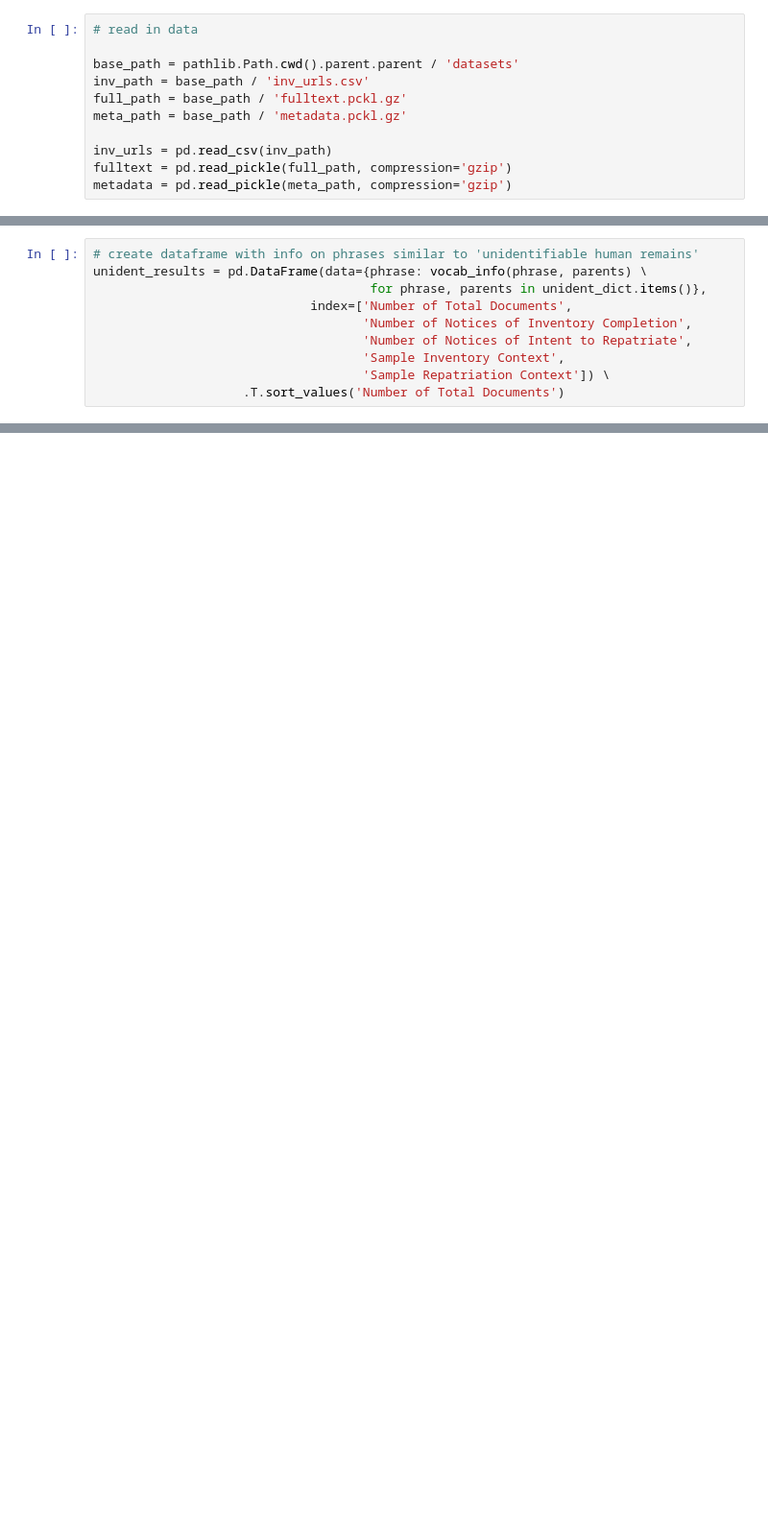
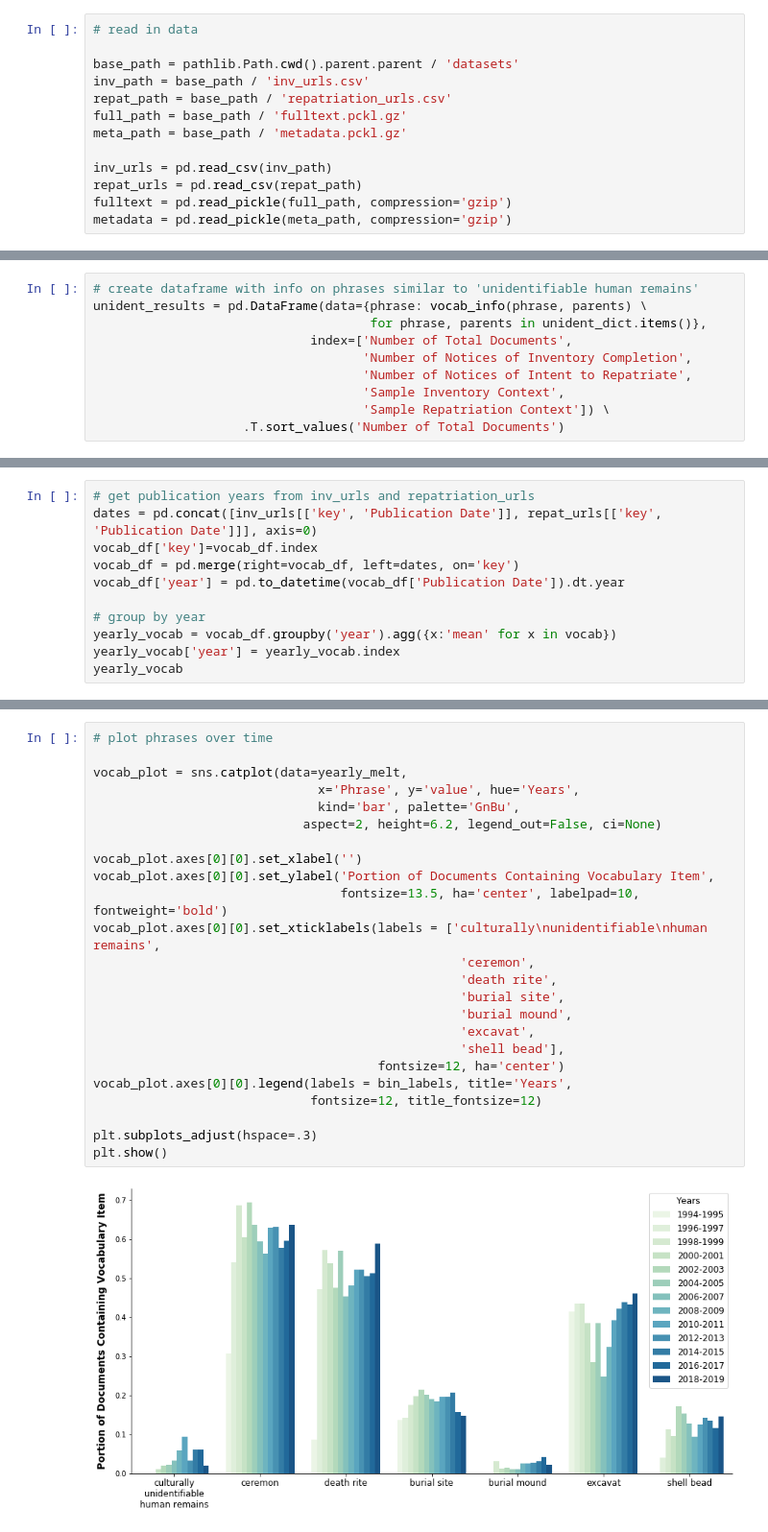
Before and after one commit to ds3-nyu-archive/museum-data-sovereignty, a Jupyter notebook: src/notebooks/Controlled Vocabulary Text Mining.ipynb, the cells around one changed output, grey strips where cells are left out. Shown: that part at 96% size. Saved outputs shown, nothing was run; the diff lists cells and outputs as text; blank space fills up the shorter version.

```diff
--- a/src/notebooks/Controlled Vocabulary Text Mining.ipynb
+++ b/src/notebooks/Controlled Vocabulary Text Mining.ipynb
@@ -13,10 +16,12 @@ import pathlib
 
 base_path = pathlib.Path.cwd().parent.parent / 'datasets'
 inv_path = base_path / 'inv_urls.csv'
+repat_path = base_path / 'repatriation_urls.csv'
 full_path = base_path / 'fulltext.pckl.gz'
 meta_path = base_path / 'metadata.pckl.gz'
 
 inv_urls = pd.read_csv(inv_path)
+repat_urls = pd.read_csv(repat_path)
 fulltext = pd.read_pickle(full_path, compression='gzip')
 metadata = pd.read_pickle(meta_path, compression='gzip')
 # %%
@@ -174,0 +184,11 @@ display(unident_results)
+# %%
+# get publication years from inv_urls and repatriation_urls
+dates = pd.concat([inv_urls[['key', 'Publication Date']], repat_urls[['key', 'Publication Date']]], axis=0)
+vocab_df['key']=vocab_df.index
+vocab_df = pd.merge(right=vocab_df, left=dates, on='key')
+vocab_df['year'] = pd.to_datetime(vocab_df['Publication Date']).dt.year
+
+# group by year
+yearly_vocab = vocab_df.groupby('year').agg({x:'mean' for x in vocab})
+yearly_vocab['year'] = yearly_vocab.index
+yearly_vocab
@@ -174,0 +243,26 @@ display(unident_results)
+# %%
+# plot phrases over time
+
+vocab_plot = sns.catplot(data=yearly_melt,
+                              x='Phrase', y='value', hue='Years',
+                              kind='bar', palette='GnBu',
+                            aspect=2, height=6.2, legend_out=False, ci=None)
+
+vocab_plot.axes[0][0].set_xlabel('')
+vocab_plot.axes[0][0].set_ylabel('Portion of Documents Containing Vocabulary Item',
+                                 fontsize=13.5, ha='center', labelpad=10, fontweight='bold')
+vocab_plot.axes[0][0].set_xticklabels(labels = ['culturally\nunidentifiable\nhuman remains',
+                                                 'ceremon',
+                                                 'death rite',
+                                                 'burial site',
+                                                 'burial mound',
+                                                 'excavat',
+                                                 'shell bead'],
+                                      fontsize=12, ha='center')
+vocab_plot.axes[0][0].legend(labels = bin_labels, title='Years',
+                             fontsize=12, title_fontsize=12)
+
+plt.subplots_adjust(hspace=.3)
+plt.show()
+# %% [output]
+[figure, added]
```
Also changed, not shown: parts of 7 cells of this notebook.
